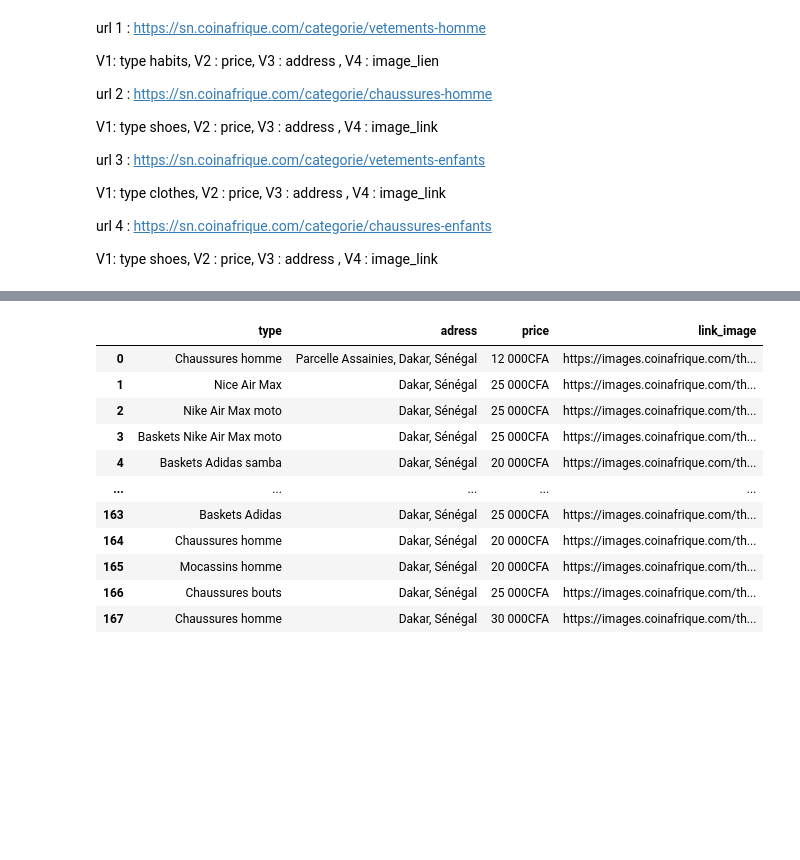
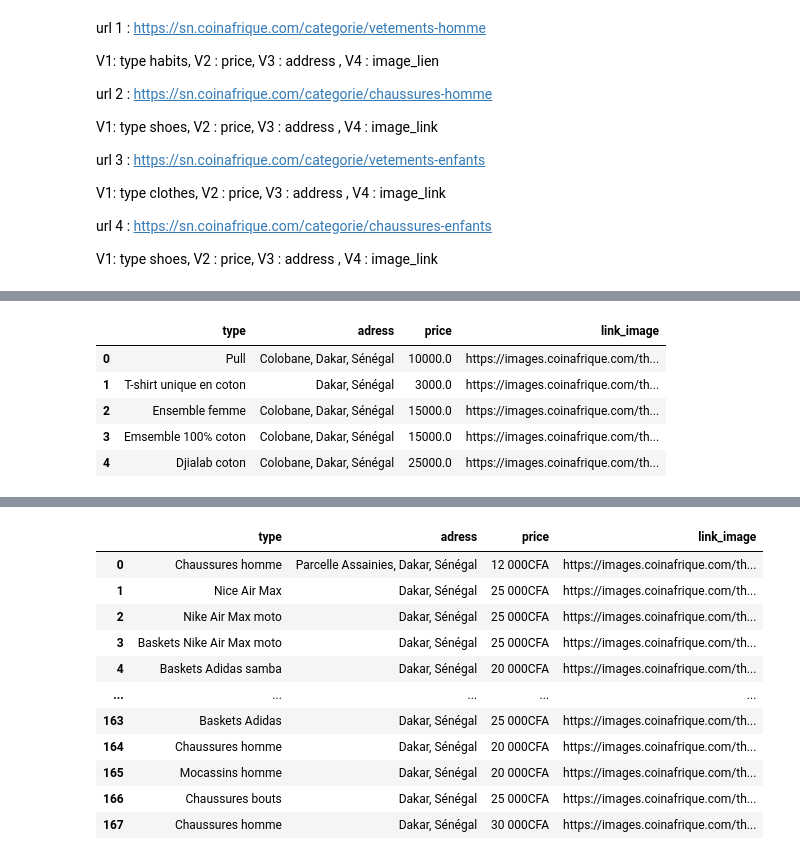
Before and after one commit to Ansoumane621/projet_final_data_collect, a Jupyter notebook: main.ipynb, the cells around one changed output, grey strips where cells are left out. Saved outputs shown, nothing was run; the diff lists cells and outputs as text; code cells hidden in the pictures; blank space fills up the shorter version.

```diff
--- a/main.ipynb
+++ b/main.ipynb
@@ -77,0 +91,9 @@ data
+# %%
+data.head()
+# %% [output]
+|  | type | adress | price | link_image |
+| 0 | Pull | Colobane, Dakar, Sénégal | 10000.0 | https://images.coinafrique.com/th... |
+| 1 | T-shirt unique en coton | Dakar, Sénégal | 3000.0 | https://images.coinafrique.com/th... |
+| 2 | Ensemble femme | Colobane, Dakar, Sénégal | 15000.0 | https://images.coinafrique.com/th... |
+| 3 | Emsemble 100℅ coton | Colobane, Dakar, Sénégal | 15000.0 | https://images.coinafrique.com/th... |
+| 4 | Djialab coton | Colobane, Dakar, Sénégal | 25000.0 | https://images.coinafrique.com/th... |
```
Also changed, not shown: parts of 18 cells of this notebook, 13 other files.
